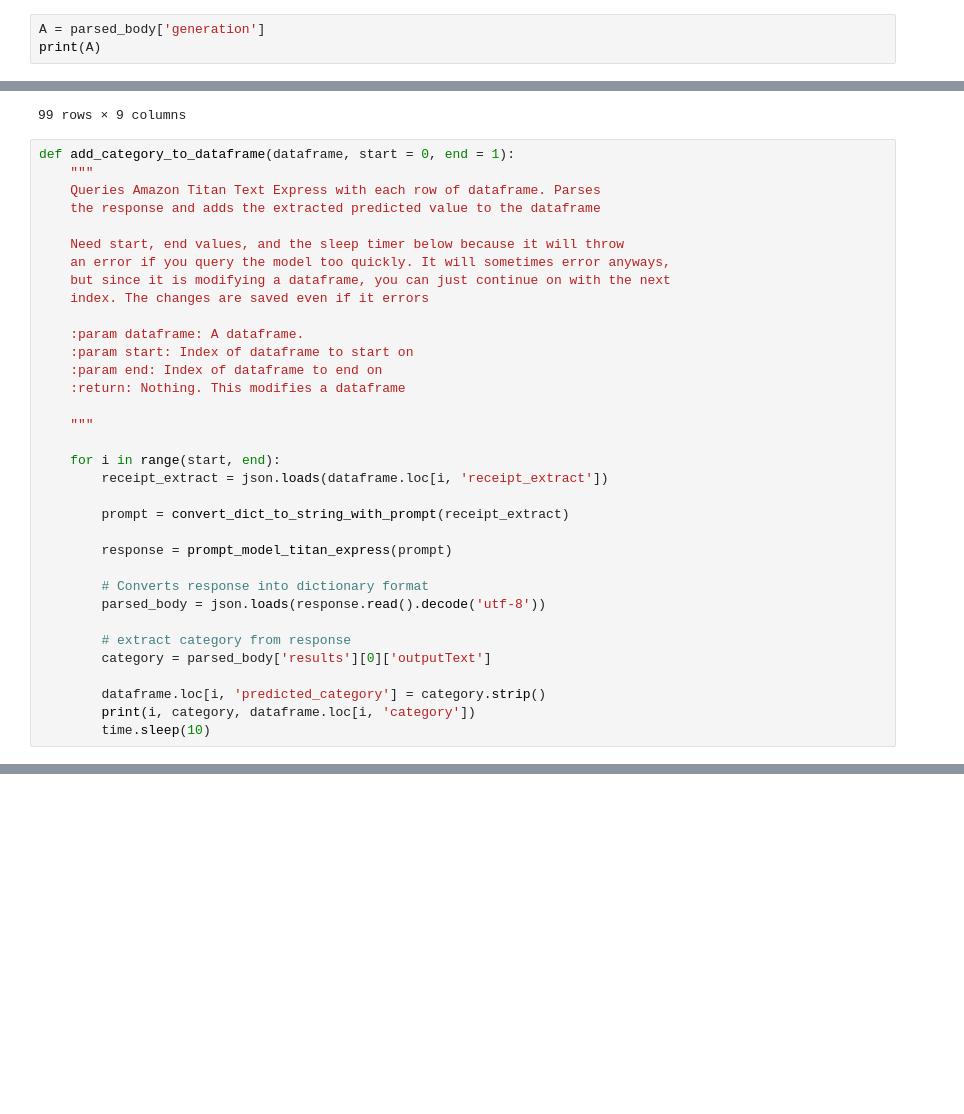
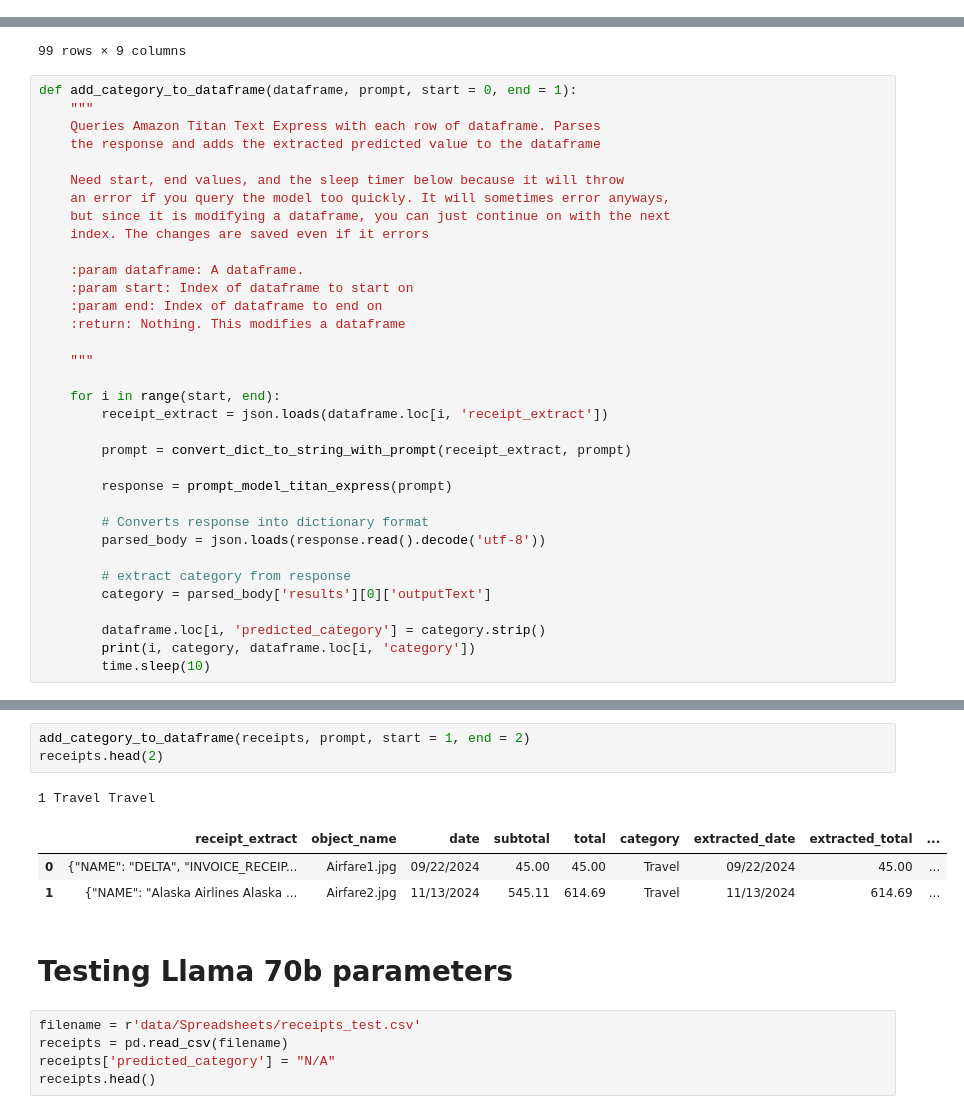
Before and after one commit to Callowlock/ReceiptProcessing, a Jupyter notebook: UploadReceiptsSaveTextract.ipynb, the cells around one changed output, grey strips where cells are left out. Drawn from its saved outputs; the diff is of its cells as text; blank space fills up the shorter version.

Commit message:
Refactoring, organizing, testing new model

```diff
--- a/UploadReceiptsSaveTextract.ipynb
+++ b/UploadReceiptsSaveTextract.ipynb
@@ -459,3 +425,0 @@ print(parsed_body)
-# %%
-A = parsed_body['generation']
-print(A)
@@ -494,7 +454,7 @@ receipts
 | 98 | {"ADDRESS": "Williston Basin Int ... | Parking4.jpg | 08/08/2024 | 40.00 | 40.00 | Travel | 08/05/2024 | 40.00 | ... |
 99 rows × 9 columns
 # %%
-def add_category_to_dataframe(dataframe, start = 0, end = 1):
+def add_category_to_dataframe(dataframe, prompt, start = 0, end = 1):
     """
     Queries Amazon Titan Text Express with each row of dataframe. Parses
     the response and adds the extracted predicted value to the dataframe
@@ -514,7 +474,7 @@ def add_category_to_dataframe(dataframe, start = 0, end = 1):
     for i in range(start, end):
         receipt_extract = json.loads(dataframe.loc[i, 'receipt_extract'])
 
-        prompt = convert_dict_to_string_with_prompt(receipt_extract)
+        prompt = convert_dict_to_string_with_prompt(receipt_extract, prompt)
 
         response = prompt_model_titan_express(prompt)
 
@@ -562,0 +556,15 @@ def add_category_to_dataframe_llama(dataframe, start = 0, end = 1):
+# %%
+add_category_to_dataframe(receipts, prompt, start = 1, end = 2)
+receipts.head(2)
+# %% [output]
+1 Travel Travel
+|  | receipt_extract | object_name | date | subtotal | total | category | extracted_date | extracted_total | ... |
+| 0 | {"NAME": "DELTA", "INVOICE_RECEIP... | Airfare1.jpg | 09/22/2024 | 45.00 | 45.00 | Travel | 09/22/2024 | 45.00 | ... |
+| 1 | {"NAME": "Alaska Airlines Alaska ... | Airfare2.jpg | 11/13/2024 | 545.11 | 614.69 | Travel | 11/13/2024 | 614.69 | ... |
+# %% [markdown]
+# Testing Llama 70b parameters
+# %%
+filename = r'data/Spreadsheets/receipts_test.csv'
+receipts = pd.read_csv(filename)
+receipts['predicted_category'] = "N/A"
+receipts.head()
```
Also changed, not shown: parts of 16 cells of this notebook.
